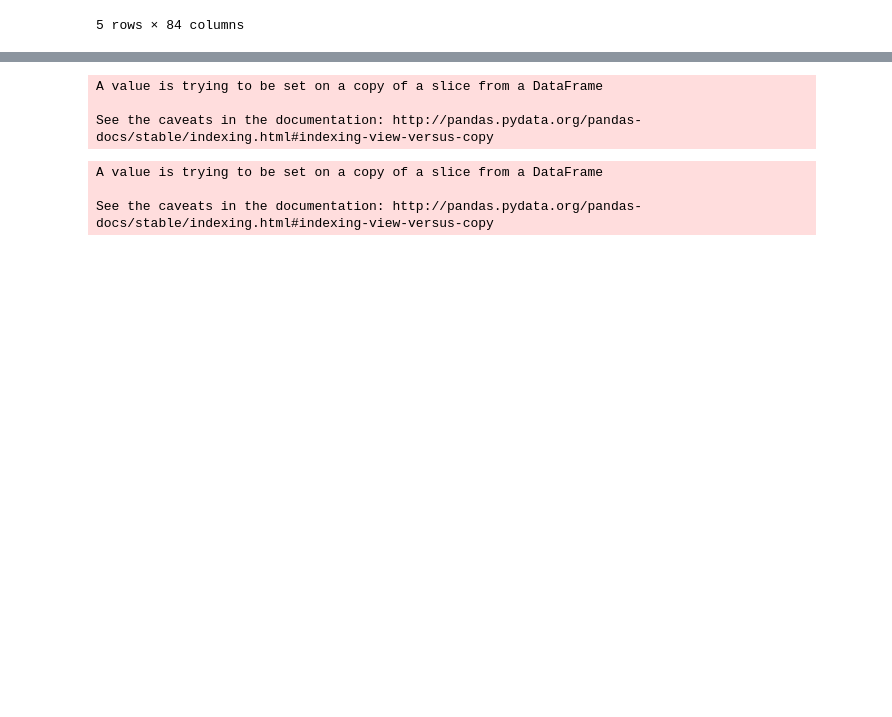
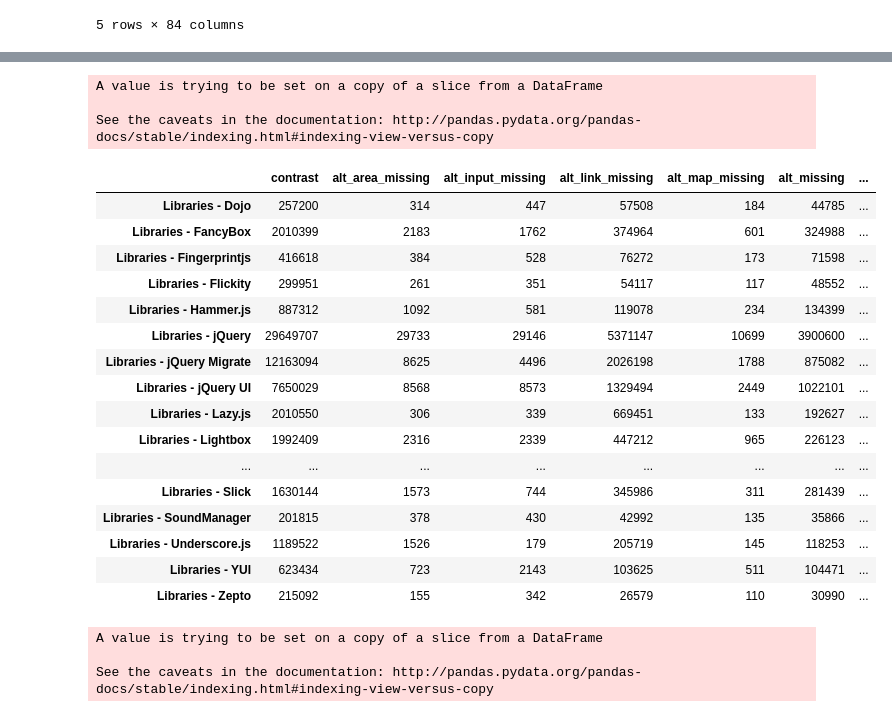
Before and after one commit to McKlayne/WebAIM-Million, a Jupyter notebook: McKlayne.ipynb, the cells around one changed output, grey strips where cells are left out. Drawn from its saved outputs; the diff is of its cells as text; code cells hidden in the pictures; blank space fills up the shorter version.

```diff
--- a/McKlayne.ipynb
+++ b/McKlayne.ipynb
@@ -194,23 +252,44 @@ See the caveats in the documentation: http://pandas.pydata.org/pandas-docs/stabl
 # %%
+from tqdm import tqdm
+
 top_total_errors = {}
 
-for i in range(len(libraries.columns)):
+for i in tqdm(range(len(libraries.columns))):
     tech_type = errors_tech[libraries.columns[i]] == 1
     tech_with_errors = errors_tech[tech_type]
     tech_with_errors.loc['Total'] = tech_with_errors.sum()
     top_errors = tech_with_errors.loc['Total']
 
     top_total_errors[libraries.columns[i]] = top_errors
 
 df = pd.DataFrame(top_total_errors)
 
 total_errors_libraries = df.T.loc[:,'contrast':'title_invalid']
 
+total_errors_libraries
+
 #total_errors_libraries.to_csv('libraries_errors.csv')
 # %% [output]
 A value is trying to be set on a copy of a slice from a DataFrame
 
 See the caveats in the documentation: http://pandas.pydata.org/pandas-docs/stable/indexing.html#indexing-view-versus-copy
+|  | contrast | alt_area_missing | alt_input_missing | alt_link_missing | alt_map_missing | alt_missing | ... |
+| Libraries - Dojo | 257200 | 314 | 447 | 57508 | 184 | 44785 | ... |
+| Libraries - FancyBox | 2010399 | 2183 | 1762 | 374964 | 601 | 324988 | ... |
+| Libraries - Fingerprintjs | 416618 | 384 | 528 | 76272 | 173 | 71598 | ... |
+| Libraries - Flickity | 299951 | 261 | 351 | 54117 | 117 | 48552 | ... |
+| Libraries - Hammer.js | 887312 | 1092 | 581 | 119078 | 234 | 134399 | ... |
+| Libraries - jQuery | 29649707 | 29733 | 29146 | 5371147 | 10699 | 3900600 | ... |
+| Libraries - jQuery Migrate | 12163094 | 8625 | 4496 | 2026198 | 1788 | 875082 | ... |
+| Libraries - jQuery UI | 7650029 | 8568 | 8573 | 1329494 | 2449 | 1022101 | ... |
+| Libraries - Lazy.js | 2010550 | 306 | 339 | 669451 | 133 | 192627 | ... |
+| Libraries - Lightbox | 1992409 | 2316 | 2339 | 447212 | 965 | 226123 | ... |
+| ... | ... | ... | ... | ... | ... | ... | ... |
+| Libraries - Slick | 1630144 | 1573 | 744 | 345986 | 311 | 281439 | ... |
+| Libraries - SoundManager | 201815 | 378 | 430 | 42992 | 135 | 35866 | ... |
+| Libraries - Underscore.js | 1189522 | 1526 | 179 | 205719 | 145 | 118253 | ... |
+| Libraries - YUI | 623434 | 723 | 2143 | 103625 | 511 | 104471 | ... |
+| Libraries - Zepto | 215092 | 155 | 342 | 26579 | 110 | 30990 | ... |
 # %%
 top_total_errors = {}
 
```
Also changed, not shown: parts of 8 cells of this notebook.
